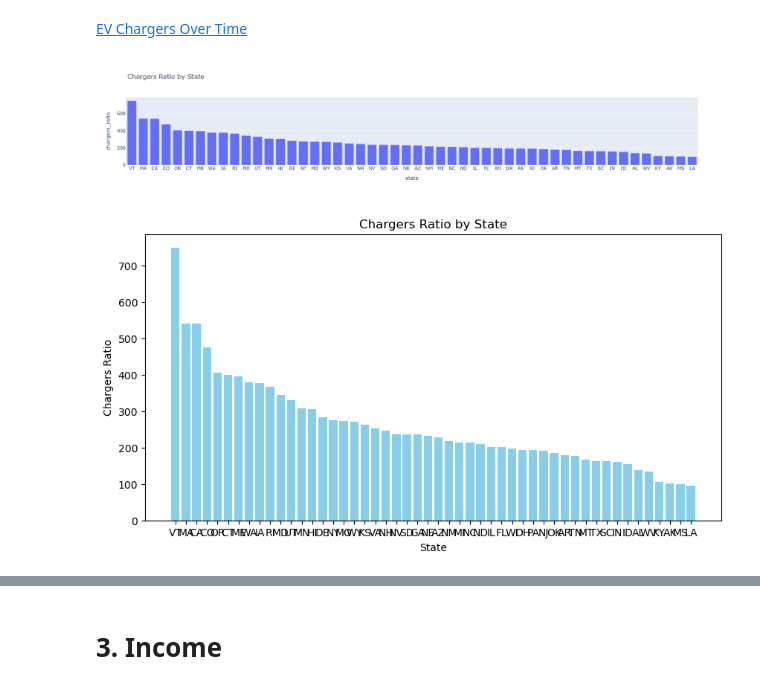
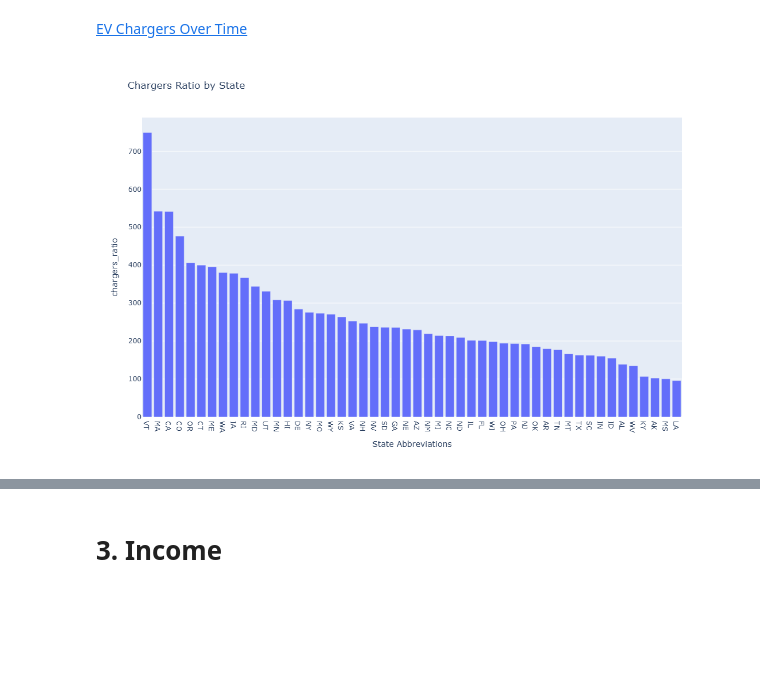
Before and after one commit to hiwan/computing-in-context, a Jupyter notebook: project_3.ipynb, the cells around one changed output, grey strips where cells are left out. Saved outputs shown, nothing was run; the diff lists cells and outputs as text; code cells hidden in the pictures; blank space fills up the shorter version.

```diff
--- a/project_3.ipynb
+++ b/project_3.ipynb
@@ -400,25 +404,15 @@ fig.write_html('chargers_ratio_by_state.html')
 # %%
 # Show the value of each state.
 ev_sort = ev.sort_values('chargers_ratio' , ascending = False)
 fig = px.bar(
     ev_sort,
     x = 'state',
     y = 'chargers_ratio',
-    title = 'Chargers Ratio by State'
+    title = 'Chargers Ratio by State',
+    labels={'state': 'State Abbreviations', 'ev_chargers': 'EV Chargers per 1 Million People'}
 )
 
-fig.update_layout(width=700)
+fig.update_layout(width=1100, height=700)
 fig.show()
 # %% [output]
-[figure, old version]
+[figure, new version]
-# %%
-plt.figure(figsize=(10, 5))
-plt.bar(ev_sort['state'], ev_sort['chargers_ratio'], color='skyblue')
-
-plt.title('Chargers Ratio by State')
-plt.xlabel('State')
-plt.ylabel('Chargers Ratio')
-
-plt.show()
-# %% [output]
-[figure, removed]
```
Also changed, not shown: parts of 64 cells of this notebook, 1 other file.
